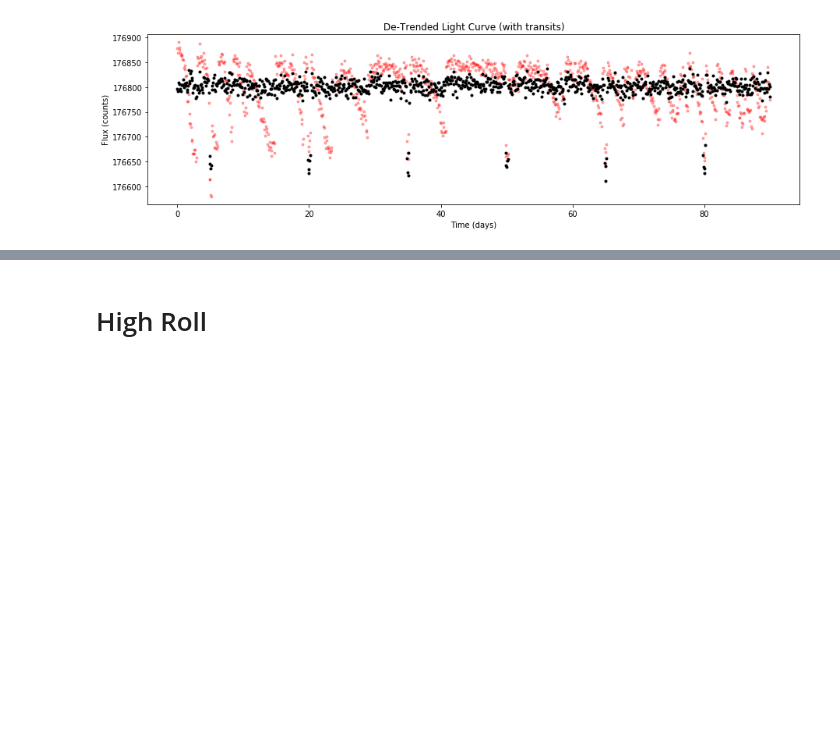
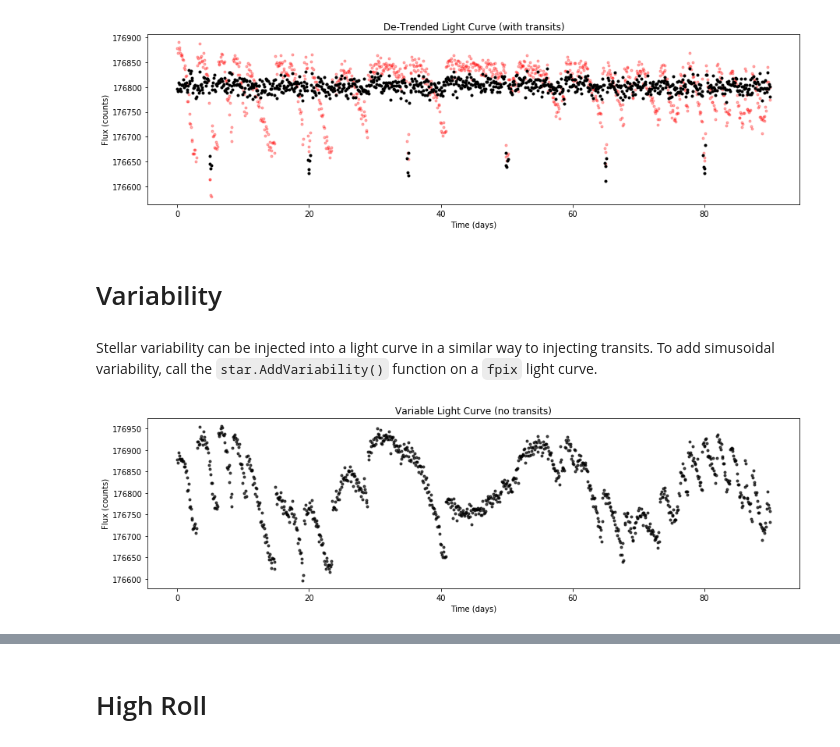
Before and after one commit to nksaunders/scope, a Jupyter notebook: Notebooks/Example.ipynb, the cells around one changed output, grey strips where cells are left out. Saved outputs shown, nothing was run; the diff lists cells and outputs as text; code cells hidden in the pictures; blank space fills up the shorter version.

```diff
--- a/Notebooks/Example.ipynb
+++ b/Notebooks/Example.ipynb
@@ -48,3 +48,17 @@ pl.ylabel('Flux (counts)');
 pl.title('De-Trended Light Curve (with transits)');
 # %% [output]
 [figure]
+# %% [markdown]
+# Variability
+# %% [markdown]
+Stellar variability can be injected into a light curve in a similar way to injecting transits. To add simusoidal variability, call the <code>star.AddVariability()</code> function on a <code>fpix</code> light curve.
+# %%
+fpix_v, flux_v = star.AddVariability(fpix)
+# %%
+fig = pl.figure(figsize=(15,4));
+pl.plot(star.t, flux_v, 'k.', alpha=.7);
+pl.title('Variable Light Curve (no transits)');
+pl.xlabel('Time (days)');
+pl.ylabel('Flux (counts)');
+# %% [output]
+[figure, added]
```
Also changed, not shown: parts of 20 cells of this notebook.
